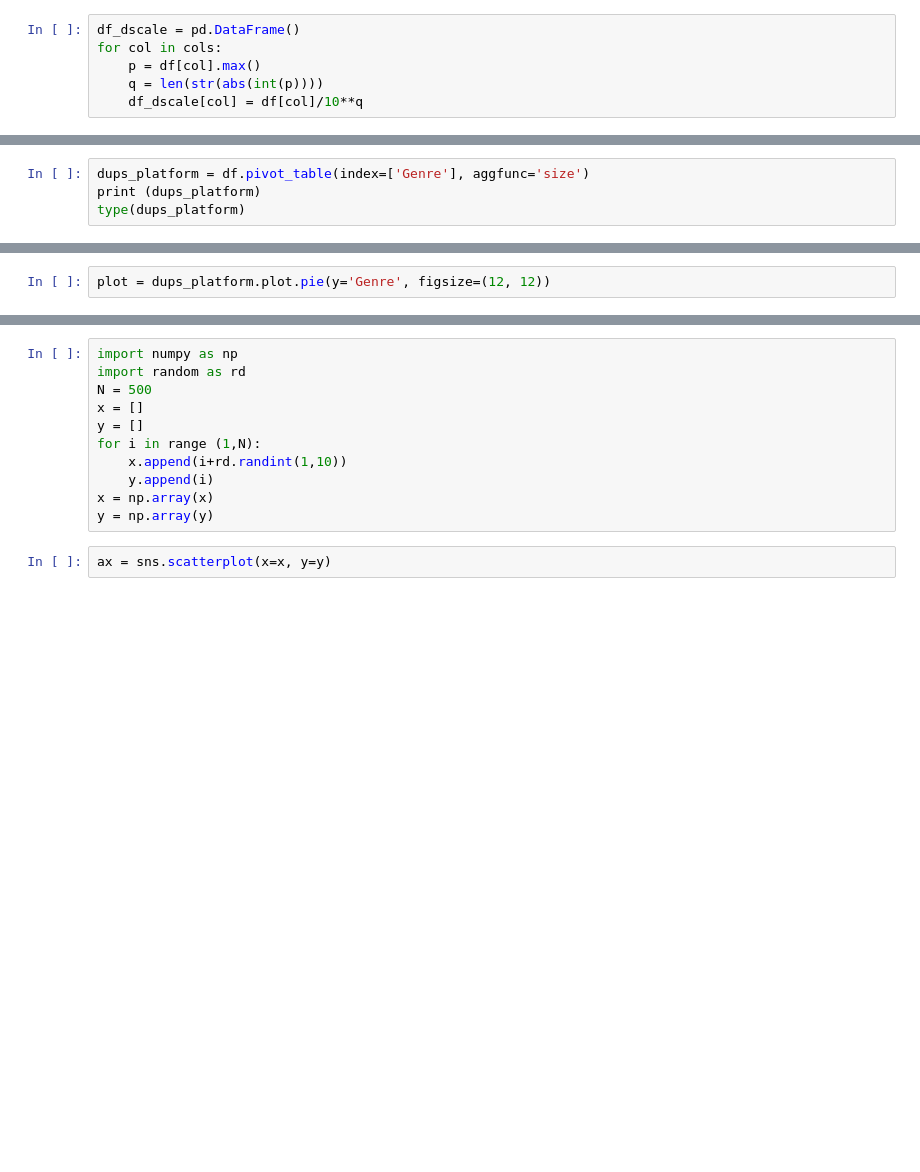
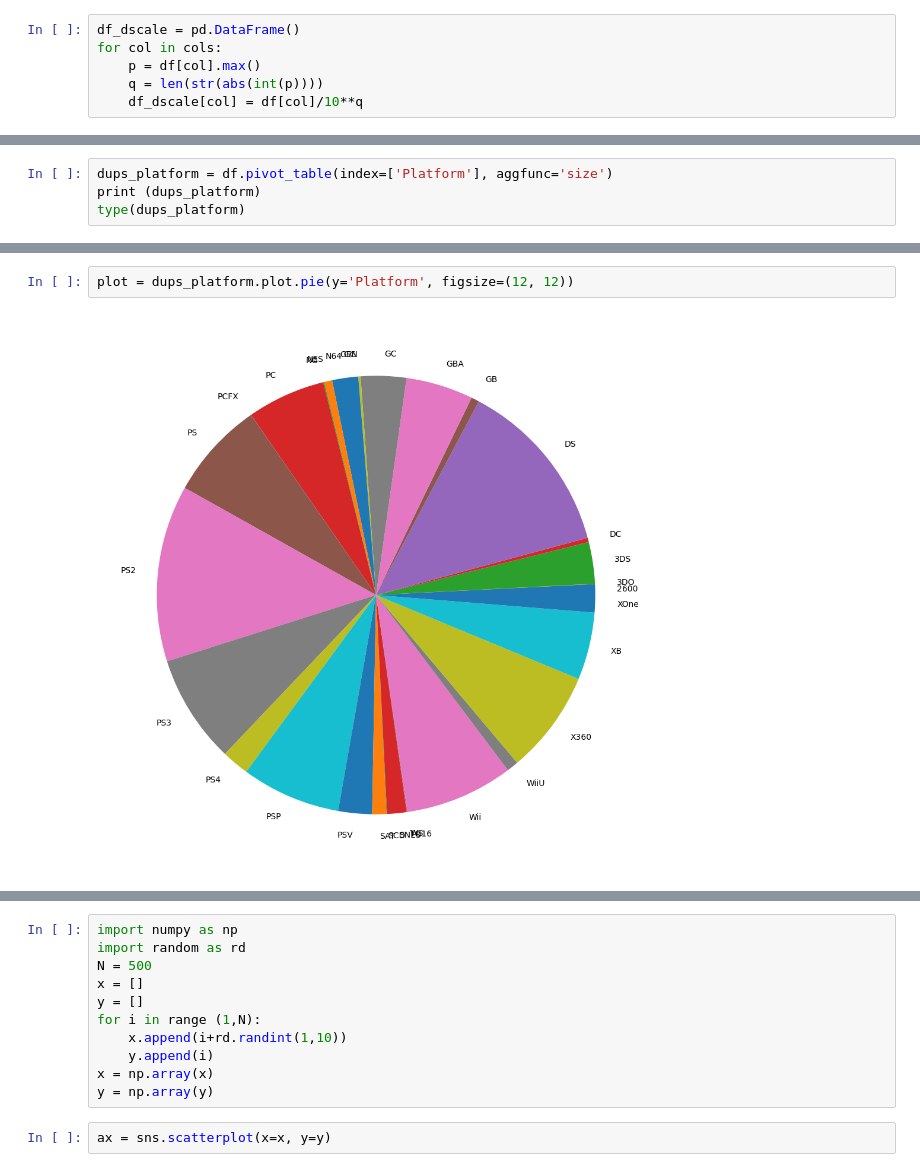
Before and after one commit to wirarama/bigdata2022, a Jupyter notebook: SeabornTutorial.ipynb, the cells around one changed output, grey strips where cells are left out. Cells and saved outputs as stored; diff of their text form; blank space fills up the shorter version.

```diff
--- a/SeabornTutorial.ipynb
+++ b/SeabornTutorial.ipynb
@@ -43,4 +66,4 @@ df_dscale.plot()
 # %%
-dups_platform = df.pivot_table(index=['Genre'], aggfunc='size')
+dups_platform = df.pivot_table(index=['Platform'], aggfunc='size')
 print (dups_platform)
 type(dups_platform)
@@ -47,5 +89,7 @@ type(dups_platform)
 # %%
-plot = dups_platform.plot.pie(y='Genre', figsize=(12, 12))
+plot = dups_platform.plot.pie(y='Platform', figsize=(12, 12))
+# %% [output]
+[figure, added]
 # %%
 dups_platform_genre = df.pivot_table(index=['Platform','Genre'], aggfunc='size')
 print(dups_platform_genre)
```
Also changed, not shown: parts of 16 cells of this notebook, 2 other files.
